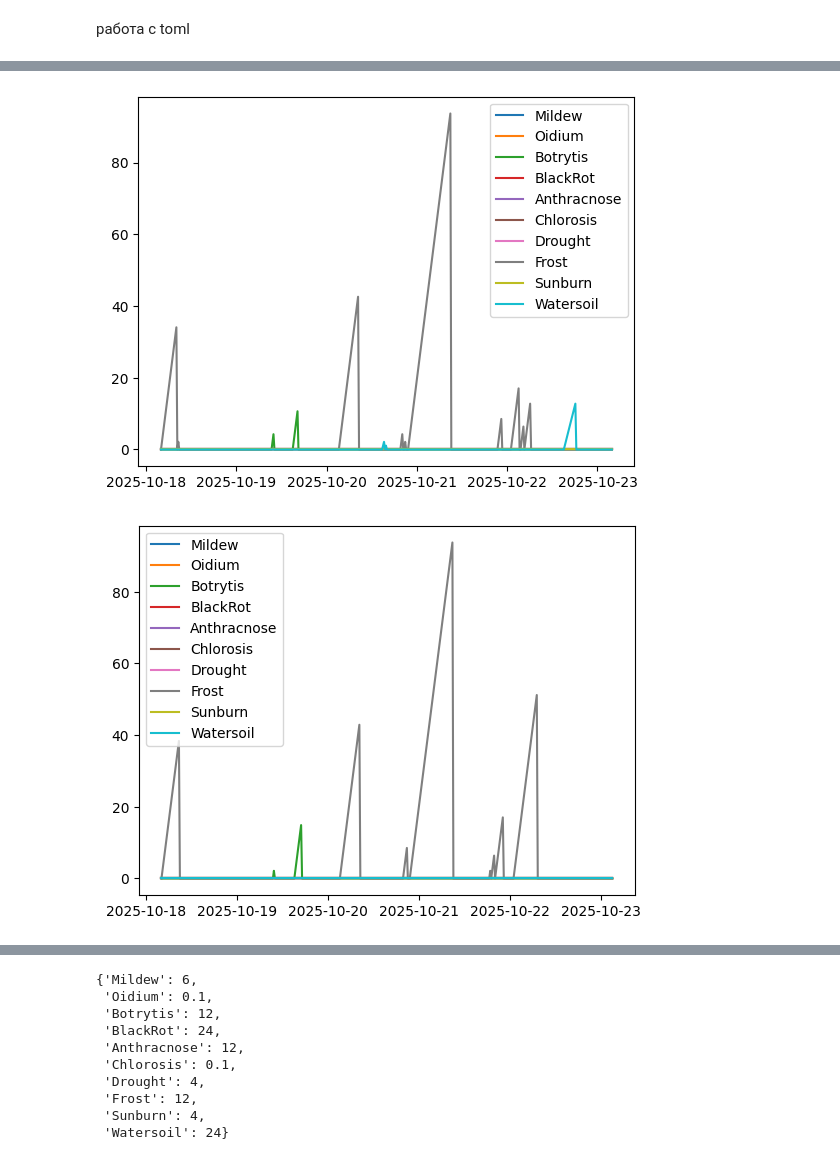
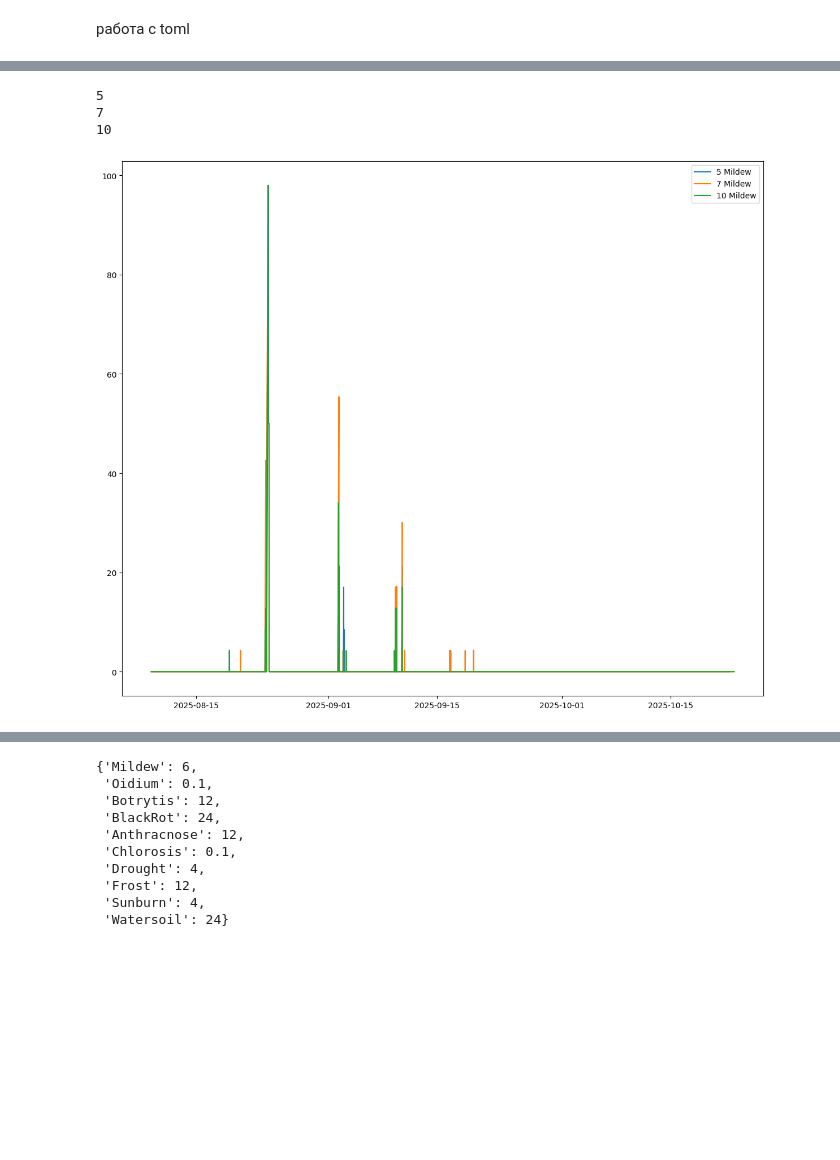
Before and after one commit to NikEgil/predicter, a Jupyter notebook: pred.ipynb, the cells around one changed output, grey strips where cells are left out. Cells and saved outputs as stored; diff of their text form; code cells hidden in the pictures; blank space fills up the shorter version.

```diff
--- a/pred.ipynb
+++ b/pred.ipynb
@@ -30,16 +142,26 @@ data = copy.copy(data_timesort).reset_index()
 # %%
 import Diseas
-d = Diseas.Diseas_work("deseas_grape.toml", 20)
-for id in data['id_s'].unique():
-    d.check_time(data[data['id_s']==id],'all')
-    plt.figure()
+d = Diseas.Diseas_work("deseas_grape.toml", 5)
+alldata= pd.read_feather("meteo.feather")
+# time_l =( alldata["datetime"].max() - pd.Timedelta(days=10)).replace(minute=0, second=0)
+# alldata=alldata[alldata['datetime']<time_r]
+
+plt.figure(figsize=(12,10))
+for id in alldata['id_s'].unique():
+    print(id)
+    d.check_time(alldata[alldata['id_s']==id],'all')
+    # for d_name in d.names:
+    #     print(d.prob[d_name].to_dict())
+
     for d_name in d.names:
-
-        plt.plot(d.prob[d_name]['datetime'],d.prob[d_name]['prob'],label=d_name)
-        # plt.yscale('log')
-    plt.legend()
-    plt.show()
-    plt.close()
+        plt.plot(d.prob[d_name]['datetime'],d.prob[d_name]['prob'],label=id+' '+d_name)
+        break
+plt.legend(loc='upper right')
+plt.tight_layout()
+plt.show()
+plt.close()
 # %% [output]
+5
+7
+10
-[figure, old version]
+[figure, new version]
-[figure, removed]
```
Also changed, not shown: parts of 15 cells of this notebook, 3 other files.
